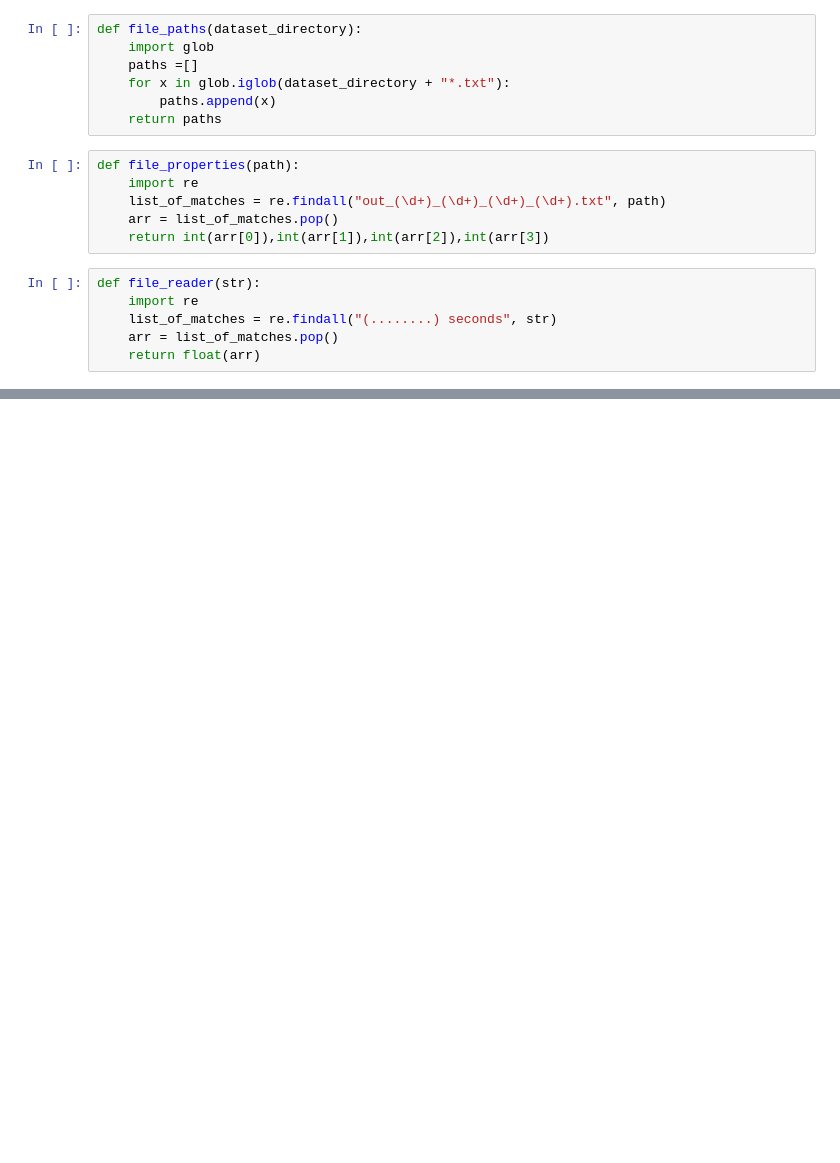
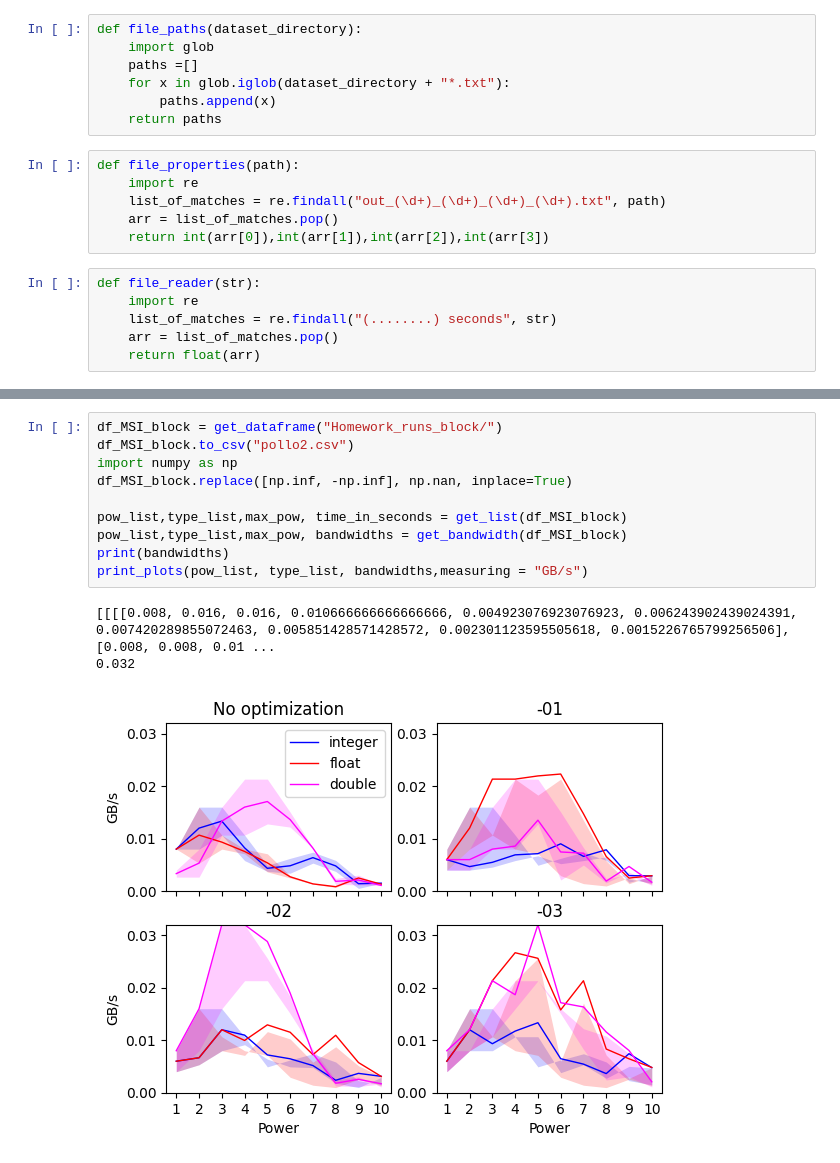
Before and after one commit to EmmanuelEngineer/GpuComputing, a Jupyter notebook: graph_generator.ipynb, the cells around one changed output, grey strips where cells are left out. Drawn from its saved outputs; the diff is of its cells as text; blank space fills up the shorter version.

```diff
--- a/graph_generator.ipynb
+++ b/graph_generator.ipynb
@@ -134,0 +152,14 @@ print_plots(pow_list, type_list, max_pow, list_of_y)
+# %%
+df_MSI_block = get_dataframe("Homework_runs_block/")
+df_MSI_block.to_csv("pollo2.csv")
+import numpy as np
+df_MSI_block.replace([np.inf, -np.inf], np.nan, inplace=True)
+
+pow_list,type_list,max_pow, time_in_seconds = get_list(df_MSI_block)
+pow_list,type_list,max_pow, bandwidths = get_bandwidth(df_MSI_block)
+print(bandwidths)
+print_plots(pow_list, type_list, bandwidths,measuring = "GB/s")
+# %% [output]
+[[[[0.008, 0.016, 0.016, 0.010666666666666666, 0.004923076923076923, 0.006243902439024391, 0.007420289855072463, 0.005851428571428572, 0.002301123595505618, 0.0015226765799256506], [0.008, 0.008, 0.01 ...
+0.032
+[figure, added]
```
Also changed, not shown: parts of 10 cells of this notebook, 23 other files.
